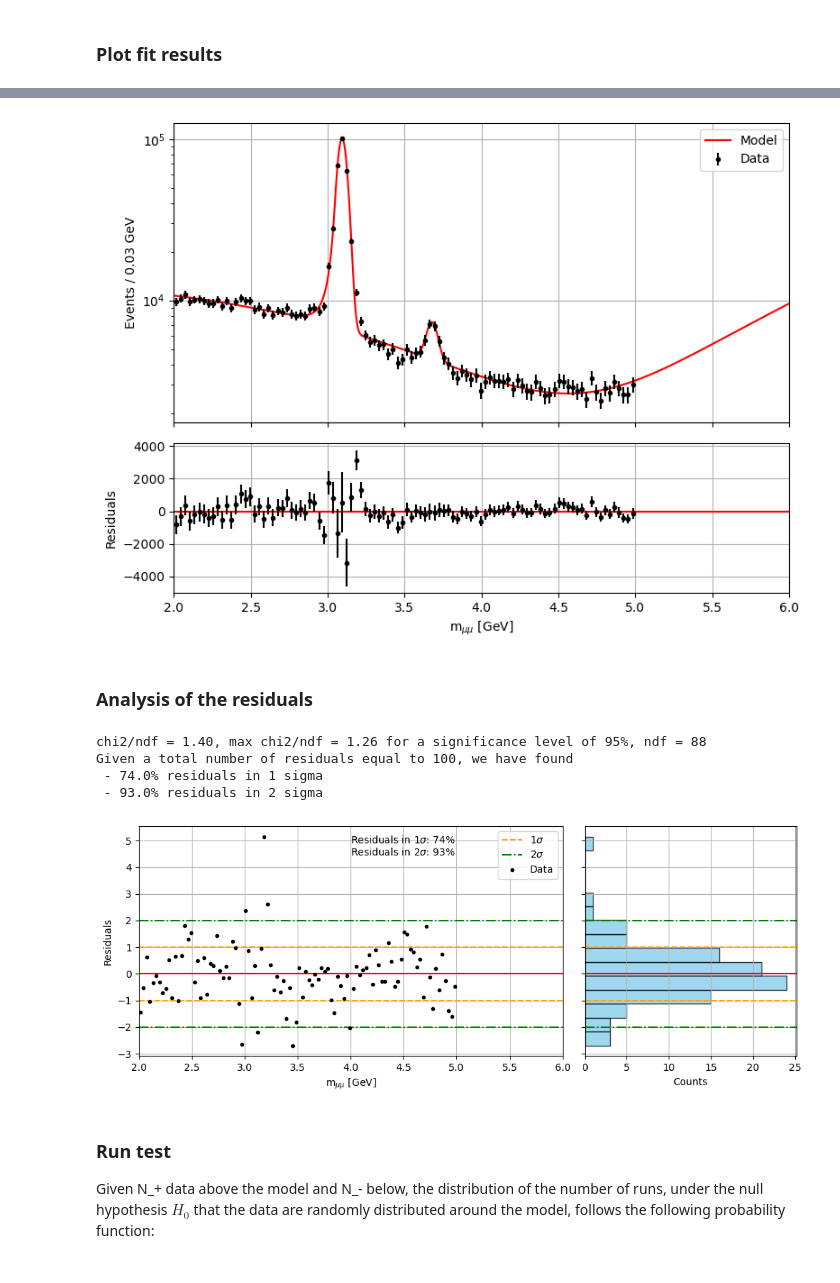
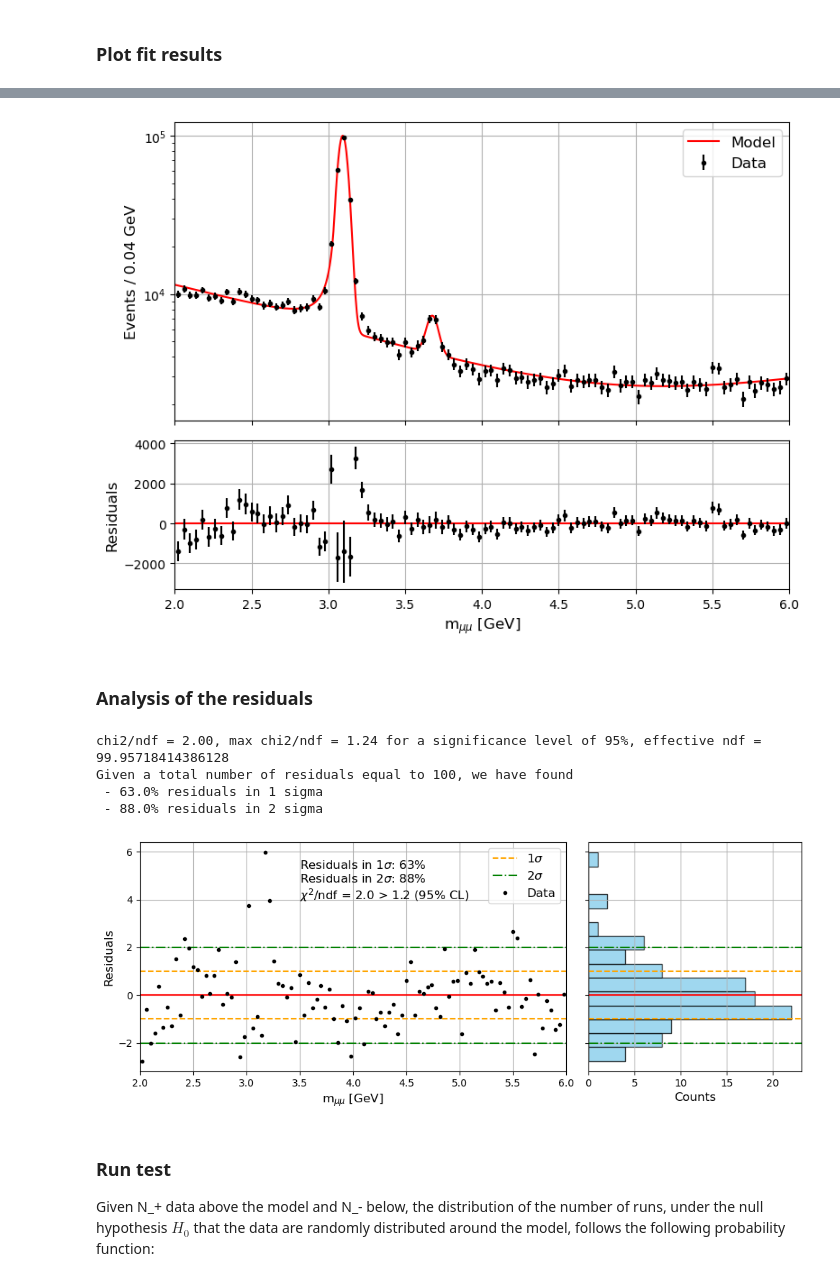
Before and after one commit to Matteo-Bellino/SMATEP_Project, a Jupyter notebook: Psi2S_RadanoBellino.ipynb, the cells around one changed output, grey strips where cells are left out. Cells and saved outputs as stored; diff of their text form; code cells hidden in the pictures.

```diff
--- a/Psi2S_RadanoBellino.ipynb
+++ b/Psi2S_RadanoBellino.ipynb
@@ -25,8 +25,9 @@ from scipy.stats import chi2
 # %% [markdown]
 # 1. Loading data
 # %%
-mass_cut_HS = 5
+mass_cut_HS = 6
 mass_cut_LS = 6
+fs = '12'
 #If we cut the data at mass = 4, the chi squared gets from 2.3 to 1.5 where the one tailed limit for 90% confidence interval is 1.2.
 #Residuals in 1sigma get from 63% to 66% and in 2sigma from 88% to 92% (approach more gaussian values and also the histogram resembles more a gaussian)
 #the run test is still valid
@@ -233,8 +233,8 @@ ax_plot.plot(x, graph_total_model, label='Model', color = "red")
 ax_plot.errorbar(bin_centers, binned_data/bin_width, yerr=err_binned_data/bin_width, fmt='.', color = 'black', label='Data')
 
 ax_plot.set_xlim([2,6])
-ax_plot.set_ylabel(f"Events / {bin_width:.2f} GeV")
-ax_plot.legend()
+ax_plot.set_ylabel(f"Events / {bin_width:.2f} GeV", fontsize = fs)
+ax_plot.legend(fontsize = fs)
 ax_plot.grid()
 ax_plot.set_yscale('log')
 
@@ -245,14 +245,14 @@ ax_res.axhline(0, color = "red")
 ax_res.errorbar(bin_centers, residuals,yerr=err_binned_data/bin_width, fmt='.', color = 'black')
 
 ax_res.set_xlim([2,6])
-ax_res.set_ylabel("Residuals")
-ax_res.set_xlabel("m$_{\\mu\\mu}$ [GeV]")
+ax_res.set_ylabel("Residuals", fontsize = fs)
+ax_res.set_xlabel("m$_{\\mu\\mu}$ [GeV]", fontsize = fs)
 ax_res.grid()
 
 plt.tight_layout()
 plt.show()
 # %% [output]
-[figure, old version]
+[figure, new version]
 # %% [markdown]
 ### Analysis of the residuals
 # %%
@@ -265,51 +265,51 @@ frac_1sigma = len(norm_residuals[np.abs(norm_residuals) <1]) / len(norm_residual
 frac_2sigma = len(norm_residuals[np.abs(norm_residuals) <2]) / len(norm_residuals)
 
 #Compute chi squared
-ndf = len(norm_residuals) - len(result.values) # I have a doubt here: the 12 parameters we extracted were estimated starting from UNBINNED data, so the original number of degrees of freedom is len(data_HS)?
-chi2_norm = np.sum(norm_residuals**2) / ndf
+ndf = len(data_HS) - len(result.values) # I have a doubt here: the 12 parameters we extracted were estimated starting from UNBINNED data, so the original number of degrees of freedom is len(data_HS)?
+effective_ndf = ndf / len(data_HS) * bin_number
+chi2_norm = np.sum(norm_residuals**2) / effective_ndf
 significance_level = 0.95
-chi2_limit = chi2.ppf(significance_level, ndf) / ndf
+chi2_limit = chi2.ppf(significance_level, effective_ndf) / effective_ndf
 
-print(f"chi2/ndf = {chi2_norm:.2f}, max chi2/ndf = {chi2_limit:.2f} for a significance level of {significance_level*100:.0f}%, ndf = {ndf}")
+print(f"chi2/ndf = {chi2_norm:.2f}, max chi2/ndf = {chi2_limit:.2f} for a significance level of {significance_level*100:.0f}%, effective ndf = {effective_ndf}")
 print(f"Given a total number of residuals equal to {len(norm_residuals)}, we have found")
 print(f" - {frac_1sigma*100}% residuals in 1 sigma")
 print(f" - {frac_2sigma*100}% residuals in 2 sigma")
 
 #First subplot of normalized residuals
 ax_plot.axhline(0, color = "red")
 ax_plot.axhline(1, color = "orange", linestyle="--", label = "1$\\sigma$")
 ax_plot.axhline(-1, color = "orange", linestyle="--")
 ax_plot.axhline(2, color = "green", linestyle="-.", label = "2$\\sigma$")
 ax_plot.axhline(-2, color = "green", linestyle="-.")
 ax_plot.errorbar(bin_centers, norm_residuals, fmt='.', color = 'black', label='Data')
-#ax_plot.axvline(3.09357, label = "peak J/PSI")
-#ax_plot.axvline(3.67745, label = "peak PSI2S")
+#$\\Chi^2/ndf = {chi2_norm}$'
 ax_plot.set_xlim([2,6])
-ax_plot.set_ylabel("Residuals")
-ax_plot.set_xlabel("m$_{\\mu\\mu}$ [GeV]")
-ax_plot.legend()
+ax_plot.set_ylabel("Residuals", fontsize = fs)
+ax_plot.set_xlabel("m$_{\\mu\\mu}$ [GeV]", fontsize = fs)
+ax_plot.legend(fontsize = fs)
 ax_plot.grid()
-ax_plot.text(4,4, f'Residuals in 1$\\sigma$: {frac_1sigma * 100:.0f}%\nResiduals in 2$\\sigma$: {frac_2sigma * 100:.0f}%\n', color='black')
+ax_plot.text(3.5,4, f'Residuals in 1$\\sigma$: {frac_1sigma * 100:.0f}%\nResiduals in 2$\\sigma$: {frac_2sigma * 100:.0f}%\n$\\chi^2$/ndf = {chi2_norm:.1f} > {chi2_limit:.1f} (95% CL)', color='black', fontsize = fs)
 
 #histogram of the normalized residuals
 ax_hist.axhline(0, color = "red")
 ax_hist.axhline(1, color = "orange", linestyle="--", label = "+1 $\\sigma$")
 ax_hist.axhline(-1, color = "orange", linestyle="--", label = "-1 $\\sigma$")
 ax_hist.axhline(2, color = "green", linestyle="-.", label = "2$\\sigma$")
 ax_hist.axhline(-2, color = "green", linestyle="-.")
 
 ax_hist.hist(norm_residuals, bins=15, orientation='horizontal', color='skyblue', alpha = 0.8, edgecolor='black', label='Data')
-ax_hist.set_xlabel("Counts")
+ax_hist.set_xlabel("Counts", fontsize = fs)
 ax_hist.grid()
 
 plt.tight_layout()
 plt.show()
 # %% [output]
-chi2/ndf = 1.40, max chi2/ndf = 1.26 for a significance level of 95%, ndf = 88
+chi2/ndf = 2.00, max chi2/ndf = 1.24 for a significance level of 95%, effective ndf = 99.95718414386128
 Given a total number of residuals equal to 100, we have found
- - 74.0% residuals in 1 sigma
- - 93.0% residuals in 2 sigma
+ - 63.0% residuals in 1 sigma
+ - 88.0% residuals in 2 sigma
-[figure, old version]
+[figure, new version]
 # %% [markdown]
 ### Run test
 Given N_+ data above the model and N_- below, the distribution of the number of runs, under the null hypothesis $H_0$ that the data are randomly distributed around the model, follows the following probability function:
```
Also changed, not shown: parts of 7 cells of this notebook.
